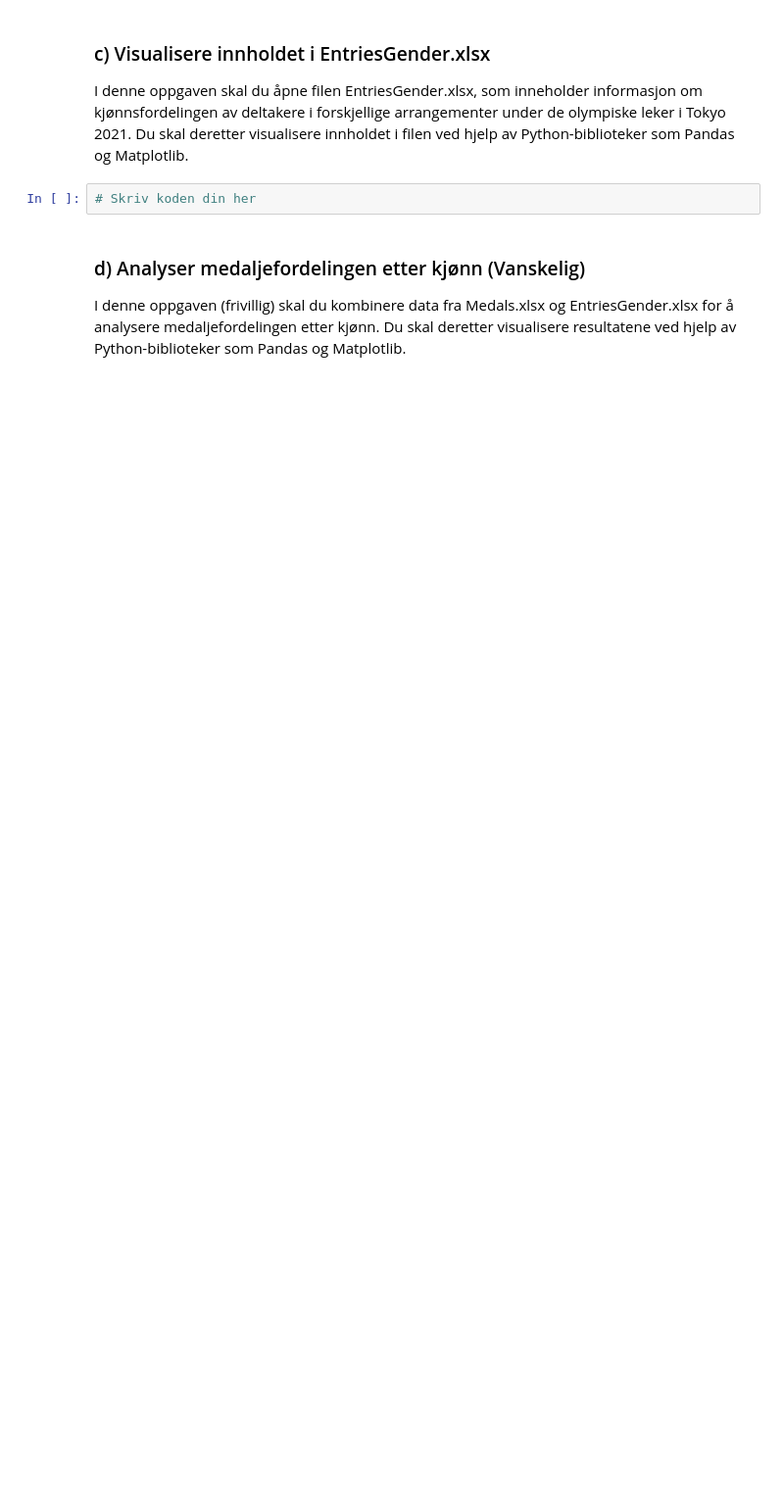
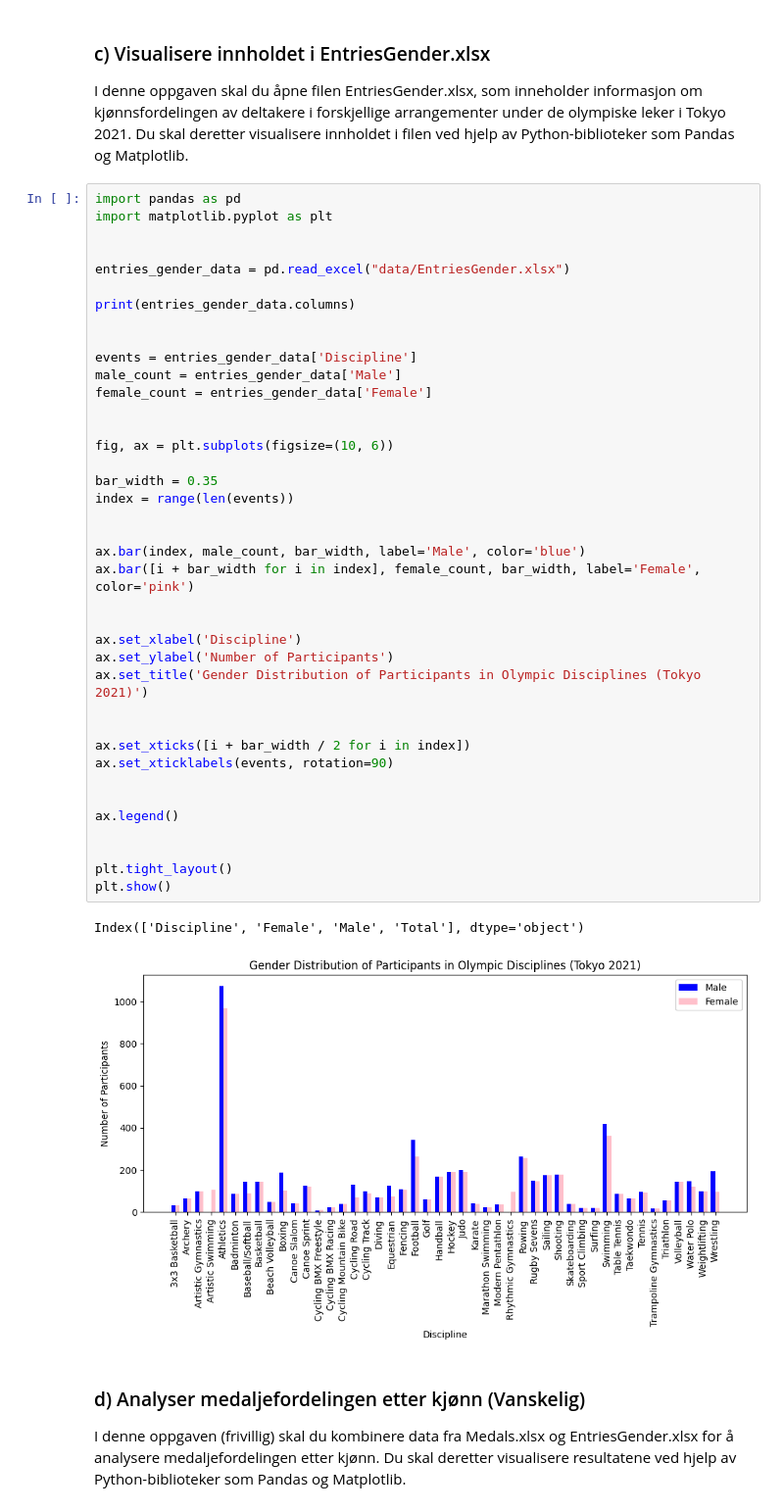
Before and after one commit to Marcuskorsnes/Anvendt-prog, a Jupyter notebook: notebooks/1_numpy_matplotlib.ipynb, the cells around one changed output. Shown at 98% size. Saved outputs shown, nothing was run; the diff lists cells and outputs as text; blank space fills up the shorter version.

```diff
--- a/notebooks/1_numpy_matplotlib.ipynb
+++ b/notebooks/1_numpy_matplotlib.ipynb
@@ -32,8 +118,48 @@ Bruk Matplotlib til å lage grafer som viser fordelingen av medaljer.
 ### c) Visualisere innholdet i EntriesGender.xlsx
 
 I denne oppgaven skal du åpne filen EntriesGender.xlsx, som inneholder informasjon om kjønnsfordelingen av deltakere i forskjellige arrangementer under de olympiske leker i Tokyo 2021. Du skal deretter visualisere innholdet i filen ved hjelp av Python-biblioteker som Pandas og Matplotlib.
-# %%
-# Skriv koden din her
+# %%
+import pandas as pd
+import matplotlib.pyplot as plt
+
+
+entries_gender_data = pd.read_excel("data/EntriesGender.xlsx")
+
+print(entries_gender_data.columns)
+
+
+events = entries_gender_data['Discipline']
+male_count = entries_gender_data['Male']
+female_count = entries_gender_data['Female']
+
+
+fig, ax = plt.subplots(figsize=(10, 6))
+
+bar_width = 0.35
+index = range(len(events))
+
+
+ax.bar(index, male_count, bar_width, label='Male', color='blue')
+ax.bar([i + bar_width for i in index], female_count, bar_width, label='Female', color='pink')
+
+
+ax.set_xlabel('Discipline')
+ax.set_ylabel('Number of Participants')
+ax.set_title('Gender Distribution of Participants in Olympic Disciplines (Tokyo 2021)')
+
+
+ax.set_xticks([i + bar_width / 2 for i in index])
+ax.set_xticklabels(events, rotation=90)
+
+
+ax.legend()
+
+
+plt.tight_layout()
+plt.show()
+# %% [output]
+Index(['Discipline', 'Female', 'Male', 'Total'], dtype='object')
+[figure, added]
 # %% [markdown]
 ### d) Analyser medaljefordelingen etter kjønn (Vanskelig)
 
```
Also changed, not shown: parts of 6 cells of this notebook, 8 other files.
